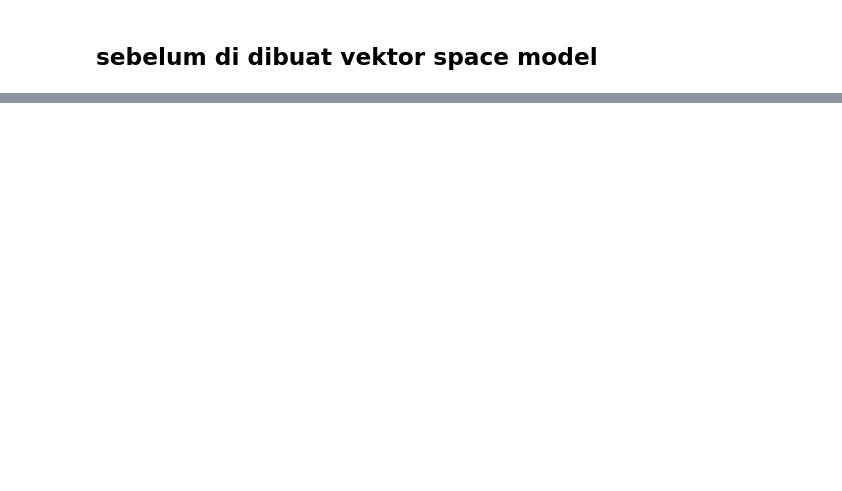
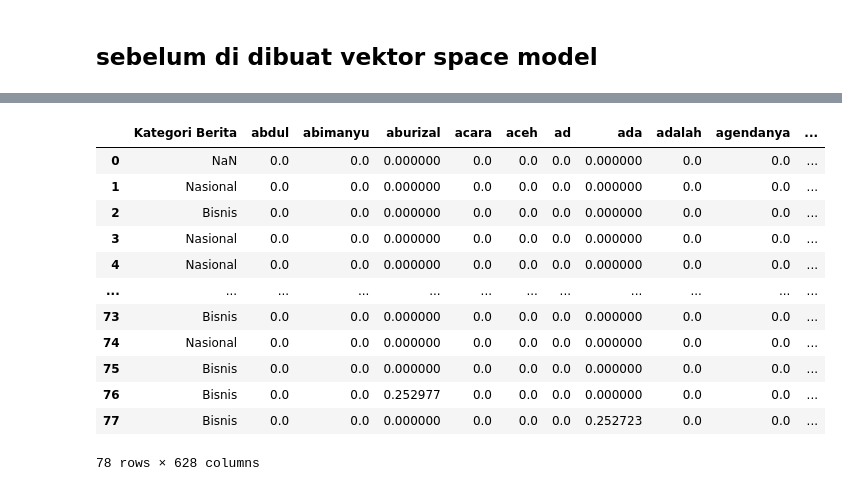
Before and after one commit to yudha22052/ppw, a Jupyter notebook: _sources/VectorSpaceModel.ipynb, the cells around one changed output, grey strips where cells are left out. Drawn from its saved outputs; the diff is of its cells as text; code cells hidden in the pictures; blank space fills up the shorter version.

```diff
--- a/_sources/VectorSpaceModel.ipynb
+++ b/_sources/VectorSpaceModel.ipynb
@@ -399,0 +179,27 @@ Output hidden; open in https://colab.research.google.com to view.
+# %%
+import pandas as pd
+from sklearn.feature_extraction.text import TfidfVectorizer
+
+# Asumsikan df_final sudah ada dan berisi kolom 'Isi Berita'
+
+# Membersihkan kolom 'Isi Berita' menggunakan clean_text
+df_final['Isi Berita'] = df_final['Isi Berita'].apply(lambda x: clean_text(x) if pd.notnull(x) else '')
+
+# Membuat objek TfidfVectorizer
+vectorizer = TfidfVectorizer()
+
+# Mengubah 'Isi Berita' menjadi representasi vektor TF-IDF
+X = vectorizer.fit_transform(df_final['Isi Berita'].fillna(''))
+
+# Menampilkan hasil VSM dalam bentuk DataFrame
+vsm_df = pd.DataFrame(X.toarray(), columns=vectorizer.get_feature_names_out())
+
+# Menggabungkan hasil VSM dengan DataFrame asli
+df_with_vsm = pd.concat([df_final.reset_index(drop=True), vsm_df], axis=1)
+
+# Menampilkan tabel nilai TF-IDF
+# Mengambil kolom kata dari vsm_df
+tfidf_table = pd.concat([df_final[['Isi Berita']], vsm_df], axis=1)
+
+# Menampilkan hasil dalam bentuk tabel
+print(tfidf_table.head())  # Menampilkan beberapa baris pertama dari tabel
@@ -399,0 +224,26 @@ Output hidden; open in https://colab.research.google.com to view.
+# %%
+# Mengambil vocabulary dari TfidfVectorizer
+vocabulary = vectorizer.get_feature_names_out().tolist()
+
+# Membuat DataFrame dari matriks TF-IDF
+tfidf_df = pd.DataFrame(X.toarray(), columns=vocabulary)
+
+# Menambahkan kolom 'Kategori Berita' dari df_final
+tfidf_df.insert(0, 'Kategori Berita', df_final['Kategori Berita'])
+
+# Menampilkan DataFrame TF-IDF yang sudah dimodifikasi
+tfidf_df
+# %% [output]
+|  | Kategori Berita | abdul | abimanyu | aburizal | acara | aceh | ad | ada | adalah | agendanya | ... |
+| 0 | NaN | 0.0 | 0.0 | 0.000000 | 0.0 | 0.0 | 0.0 | 0.000000 | 0.0 | 0.0 | ... |
+| 1 | Nasional | 0.0 | 0.0 | 0.000000 | 0.0 | 0.0 | 0.0 | 0.000000 | 0.0 | 0.0 | ... |
+| 2 | Bisnis | 0.0 | 0.0 | 0.000000 | 0.0 | 0.0 | 0.0 | 0.000000 | 0.0 | 0.0 | ... |
+| 3 | Nasional | 0.0 | 0.0 | 0.000000 | 0.0 | 0.0 | 0.0 | 0.000000 | 0.0 | 0.0 | ... |
+| 4 | Nasional | 0.0 | 0.0 | 0.000000 | 0.0 | 0.0 | 0.0 | 0.000000 | 0.0 | 0.0 | ... |
+| ... | ... | ... | ... | ... | ... | ... | ... | ... | ... | ... | ... |
+| 73 | Bisnis | 0.0 | 0.0 | 0.000000 | 0.0 | 0.0 | 0.0 | 0.000000 | 0.0 | 0.0 | ... |
+| 74 | Nasional | 0.0 | 0.0 | 0.000000 | 0.0 | 0.0 | 0.0 | 0.000000 | 0.0 | 0.0 | ... |
+| 75 | Bisnis | 0.0 | 0.0 | 0.000000 | 0.0 | 0.0 | 0.0 | 0.000000 | 0.0 | 0.0 | ... |
+| 76 | Bisnis | 0.0 | 0.0 | 0.252977 | 0.0 | 0.0 | 0.0 | 0.000000 | 0.0 | 0.0 | ... |
+| 77 | Bisnis | 0.0 | 0.0 | 0.000000 | 0.0 | 0.0 | 0.0 | 0.252723 | 0.0 | 0.0 | ... |
+78 rows × 628 columns
```
Also changed, not shown: parts of 32 cells of this notebook, 23 other files.
